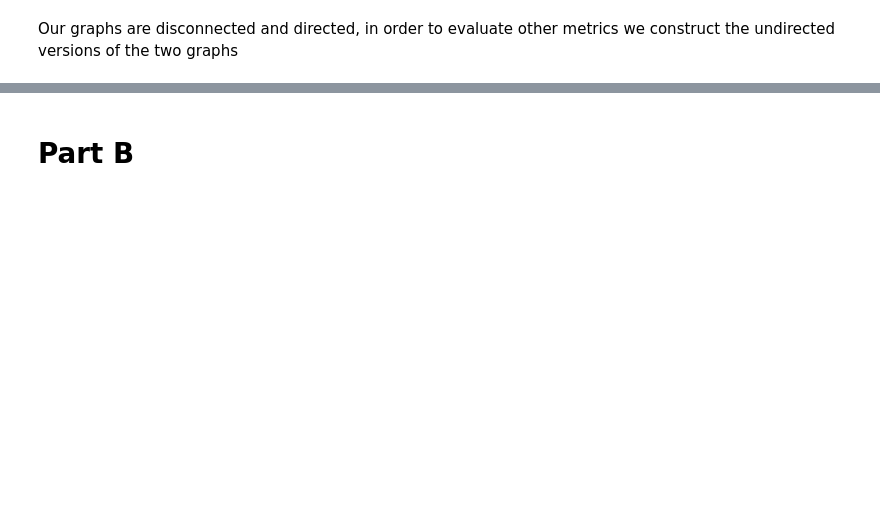
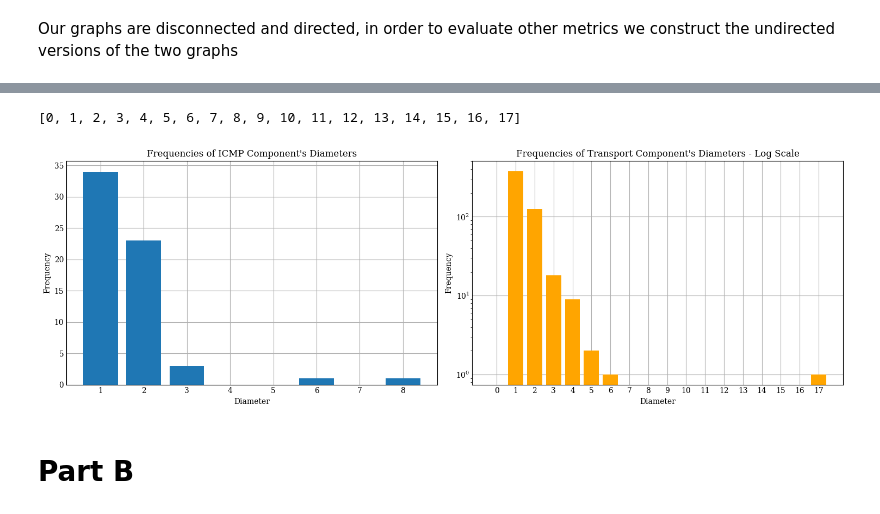
Before and after one commit to ericrubia99/NBD_Lab, a Jupyter notebook: Project.ipynb, the cells around one changed output, grey strips where cells are left out. Drawn from its saved outputs; the diff is of its cells as text; code cells hidden in the pictures; blank space fills up the shorter version.

```diff
--- a/Project.ipynb
+++ b/Project.ipynb
@@ -818,24 +884,31 @@ auxT[0]=0
 Tx.append(0)
 Tx=sorted(Tx)
 Ty=list(dict(sorted(auxT.items())).values())
+# %%
+Tx
+# %% [output]
+[0, 1, 2, 3, 4, 5, 6, 7, 8, 9, 10, 11, 12, 13, 14, 15, 16, 17]
 # %%
-fig, (ax1, ax2) = plt.subplots(1, 2, figsize=(9, 3),sharey=False)
+fig, (ax1, ax2) = plt.subplots(1, 2, figsize=(15,5),sharey=False)
 
 # Bar Plot ICMP diameter nel primo subplot
-ax1.bar(ICMPx,ICMPy, label="ICMP diameter")
+ax1.bar(ICMPx, ICMPy, label="ICMP diameter")
 ax1.set_xlabel("Diameter")
 ax1.set_ylabel("Frequency")
 ax1.set_title("Frequencies of ICMP Component's Diameters")
 
 # Bar Plot Transport diameter nel secondo subplot
 ax2.bar(Tx,Ty, label="Transport diameter", color='orange')
 ax2.set_xlabel("Diameter")
 ax2.set_ylabel("Frequency")
-ax2.set_title("Frequencies of Transport Component's Diameters")
-plt.xticks(range(len(Tx)), Tx)
+ax2.set_title("Frequencies of Transport Component's Diameters - Log Scale")
+ax2.set_xticks(range(len(Tx)), Tx)
+ax2.set_yscale("log")
 
 plt.tight_layout()
 plt.show()
+# %% [output]
+[figure, added]
 # %% [markdown]
 # Part B
 # %%
```
Also changed, not shown: parts of 29 cells of this notebook.
